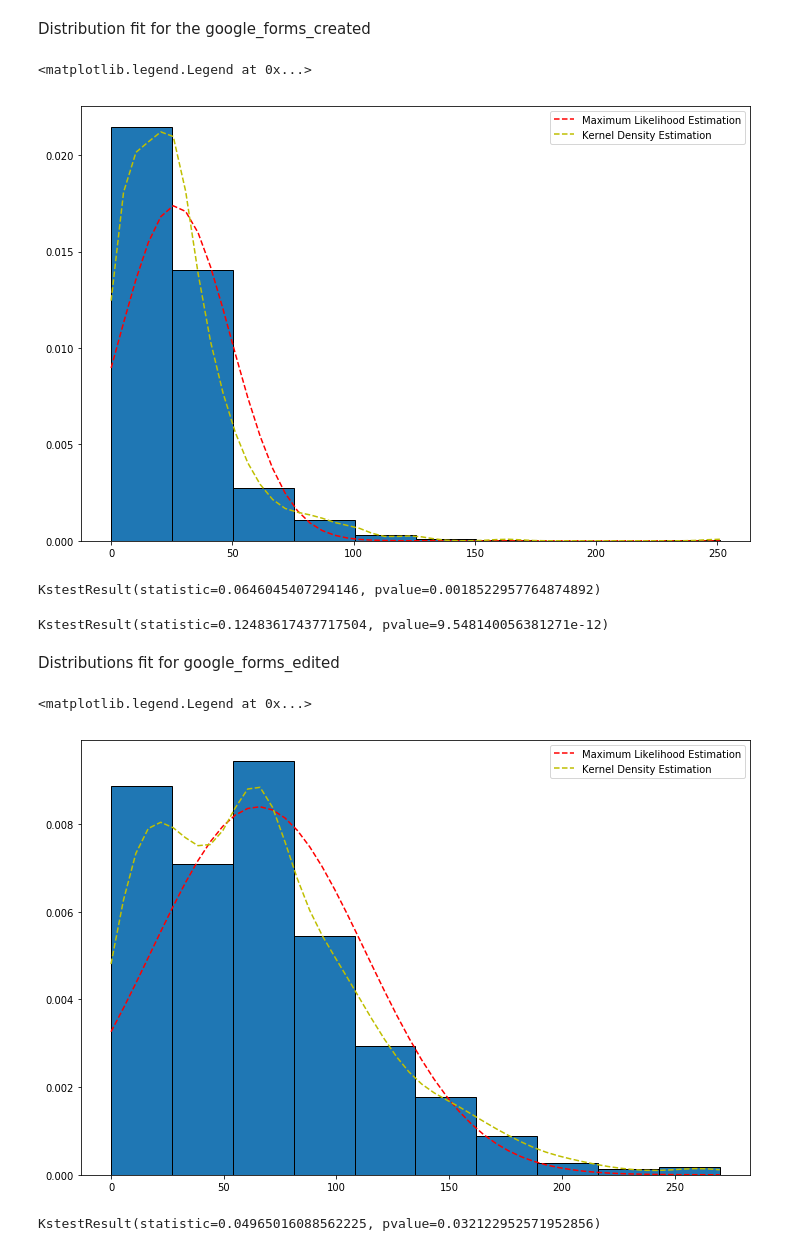
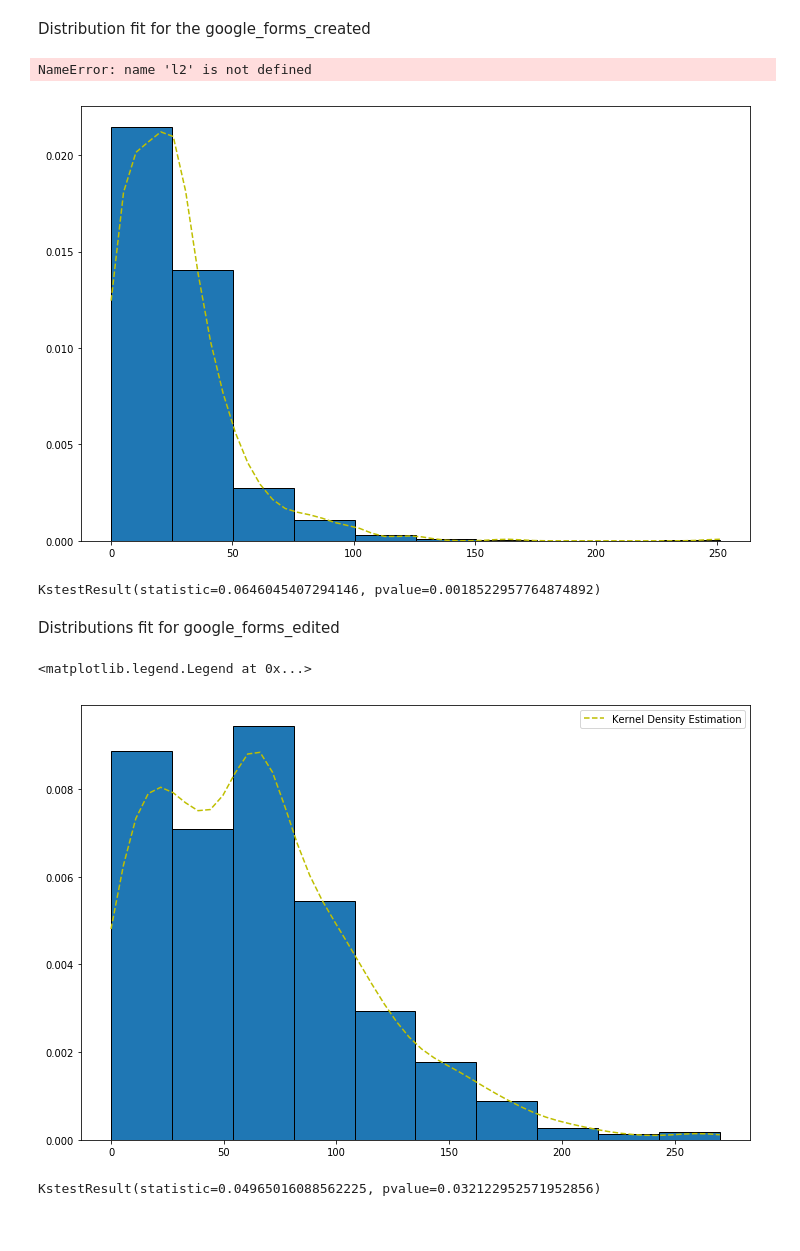
Before and after one commit to UNCG-CSE/G_Suite_Metrics, a Jupyter notebook: src/lavanya/forms created_edited distributions_kde_point estimates_correlation_covariance and hypothesis testing..ipynb, the cells around one changed output. Saved outputs shown, nothing was run; the diff lists cells and outputs as text; code cells hidden in the pictures.

```diff
--- a/src/lavanya/forms created_edited distributions_kde_point estimates_correlation_covariance and hypothesis testing..ipynb
+++ b/src/lavanya/forms created_edited distributions_kde_point estimates_correlation_covariance and hypothesis testing..ipynb
@@ -116,27 +116,19 @@ density= kde.gaussian_kde(oiu,bw_method=None)
 # %%
 import numpy as np
 oiu.hist(normed=True, bins=10, grid=False, ec='black', figsize=(12,8))
 x = np.linspace(0, oiu.max())
 xgrid = np.linspace(x.min(), x.max(), 100)
-
-#l1, = plt.plot(x, norm.pdf(x, alpha[-1], beta[-1]), 'm-', label="Method Of Moments")
-l2, = plt.plot(x, norm.pdf(x, alpha, beta), 'r--', label="Maximum Likelihood Estimation")
 l3, = plt.plot(x, density(x), 'y--', label="Kernel Density Estimation")
 plt.legend(handles=[l2,l3])
 # %% [output]
-<matplotlib.legend.Legend at 0x...>
+NameError: name 'l2' is not defined
-[figure, old version]
+[figure, new version]
 # %%
 my_cdf = lambda ary: np.array([density.integrate_box_1d(-np.inf, x) for x in ary])
 # %%
 kstest(oiu,my_cdf)
 # %% [output]
 KstestResult(statistic=0.0646045407294146, pvalue=0.0018522957764874892)
-# %%
-e= norm(alpha,beta)
-kstest(oiu,e.cdf)
-# %% [output]
-KstestResult(statistic=0.12483617437717504, pvalue=9.548140056381271e-12)
 # %% [markdown]
 Distributions fit for google_forms_edited
 # %%
@@ -149,14 +141,11 @@ import numpy as np
 oiu.hist(normed=True, bins=10, grid=False, ec='black', figsize=(12,8))
 x = np.linspace(0, oiu.max())
 xgrid = np.linspace(x.min(), x.max(), 100)
-
-#l1, = plt.plot(x, norm.pdf(x, alpha[-1], beta[-1]), 'm-', label="Method Of Moments")
-l2, = plt.plot(x, norm.pdf(x, alpha, beta), 'r--', label="Maximum Likelihood Estimation")
 l3, = plt.plot(x, density(x), 'y--', label="Kernel Density Estimation")
-plt.legend(handles=[l2,l3])
+plt.legend(handles=[l3])
 # %% [output]
 <matplotlib.legend.Legend at 0x...>
-[figure, old version]
+[figure, new version]
 # %%
 my_cdf = lambda ary: np.array([density.integrate_box_1d(-np.inf, x) for x in ary])
 kstest(oiu,my_cdf)
```
Also changed, not shown: parts of 14 cells of this notebook.
